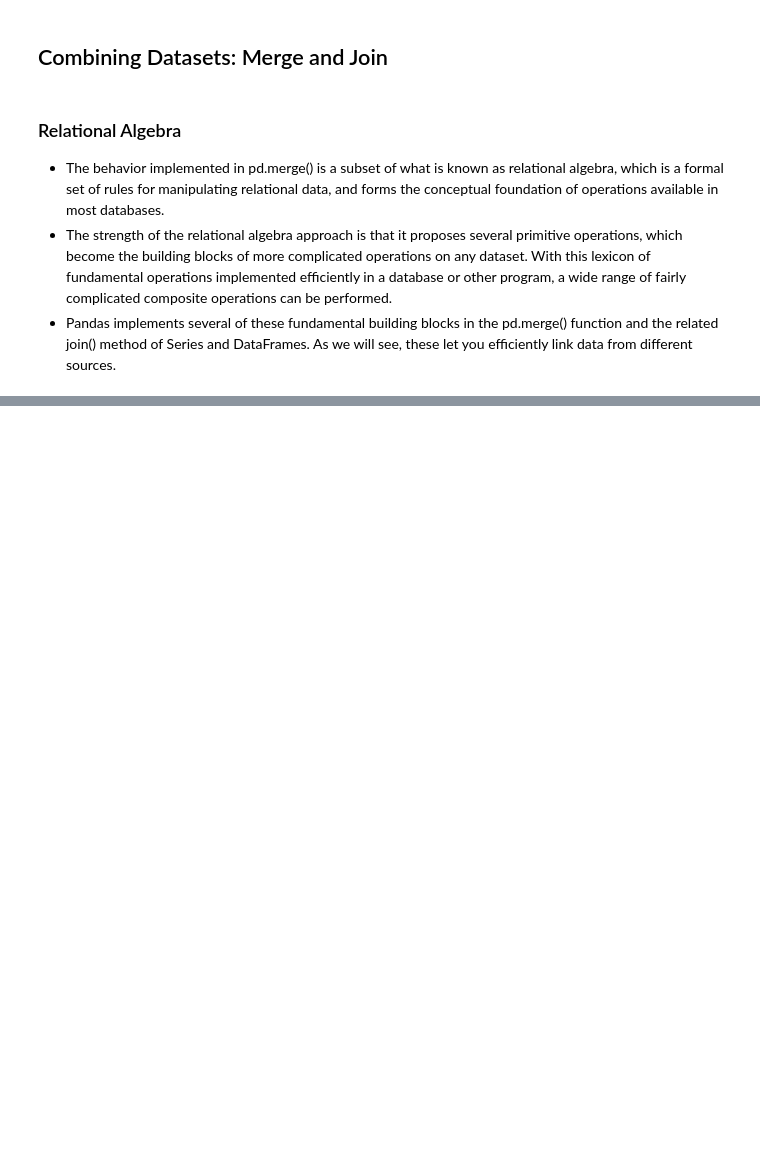
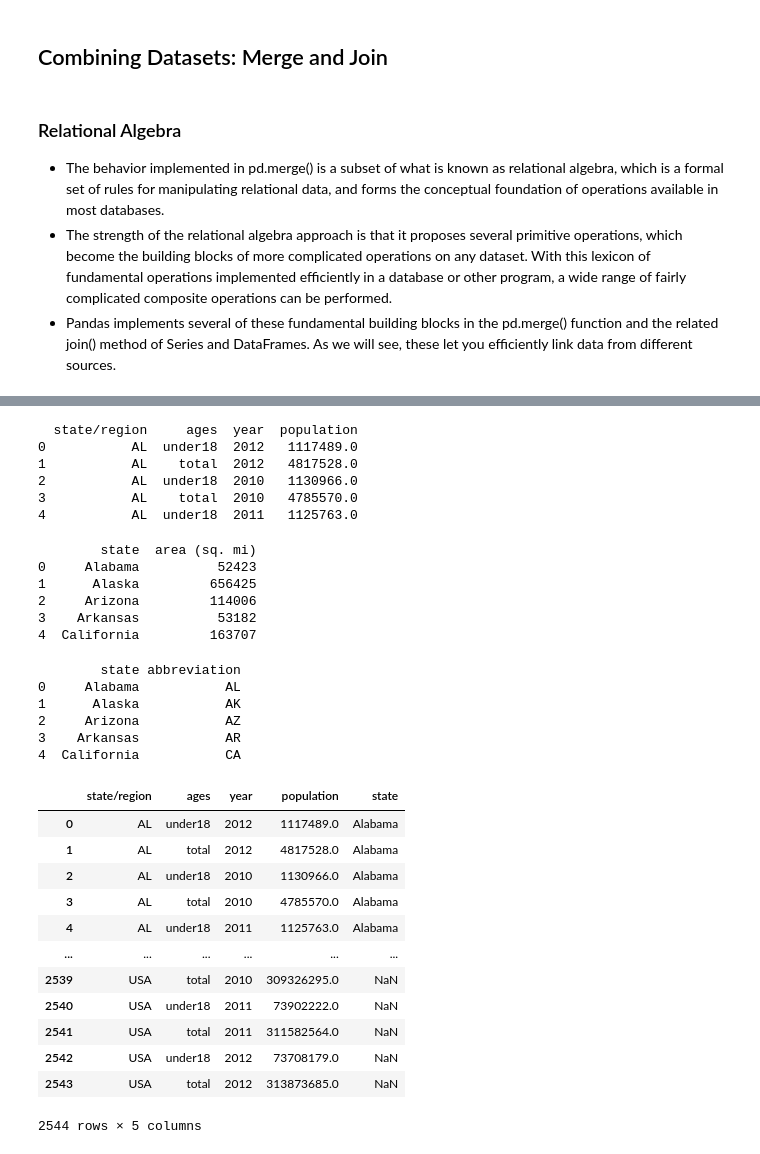
Before and after one commit to f0anits1o/Python-Data-Analysis, a Jupyter notebook: pandas2.ipynb, the cells around one changed output, grey strips where cells are left out. Saved outputs shown, nothing was run; the diff lists cells and outputs as text; code cells hidden in the pictures; blank space fills up the shorter version.

```diff
--- a/pandas2.ipynb
+++ b/pandas2.ipynb
@@ -1660,0 +1974,50 @@ print(df1); print(df2); print(pd.concat([df1, df2]))
+# %%
+pop = pd.read_csv('data/state-population.csv')
+areas = pd.read_csv('data/state-areas.csv')
+abbrevs = pd.read_csv('data/state-abbrevs.csv')
+# %%
+print(pop.head());
+# %% [output]
+  state/region     ages  year  population
+0           AL  under18  2012   1117489.0
+1           AL    total  2012   4817528.0
+2           AL  under18  2010   1130966.0
+3           AL    total  2010   4785570.0
+4           AL  under18  2011   1125763.0
+# %%
+print(areas.head());
+# %% [output]
+        state  area (sq. mi)
+0     Alabama          52423
+1      Alaska         656425
+2     Arizona         114006
+3    Arkansas          53182
+4  California         163707
+# %%
+print(abbrevs.head())
+# %% [output]
+        state abbreviation
+0     Alabama           AL
+1      Alaska           AK
+2     Arizona           AZ
+3    Arkansas           AR
+4  California           CA
+# %%
+merged = pd.merge(pop, abbrevs, how='outer',
+                  left_on='state/region', right_on='abbreviation')
+# %%
+merged
+# %% [output]
+|  | state/region | ages | year | population | state |
+| 0 | AL | under18 | 2012 | 1117489.0 | Alabama |
+| 1 | AL | total | 2012 | 4817528.0 | Alabama |
+| 2 | AL | under18 | 2010 | 1130966.0 | Alabama |
+| 3 | AL | total | 2010 | 4785570.0 | Alabama |
+| 4 | AL | under18 | 2011 | 1125763.0 | Alabama |
+| ... | ... | ... | ... | ... | ... |
+| 2539 | USA | total | 2010 | 309326295.0 | NaN |
+| 2540 | USA | under18 | 2011 | 73902222.0 | NaN |
+| 2541 | USA | total | 2011 | 311582564.0 | NaN |
+| 2542 | USA | under18 | 2012 | 73708179.0 | NaN |
+| 2543 | USA | total | 2012 | 313873685.0 | NaN |
+2544 rows × 5 columns
```
Also changed, not shown: parts of 181 cells of this notebook.
